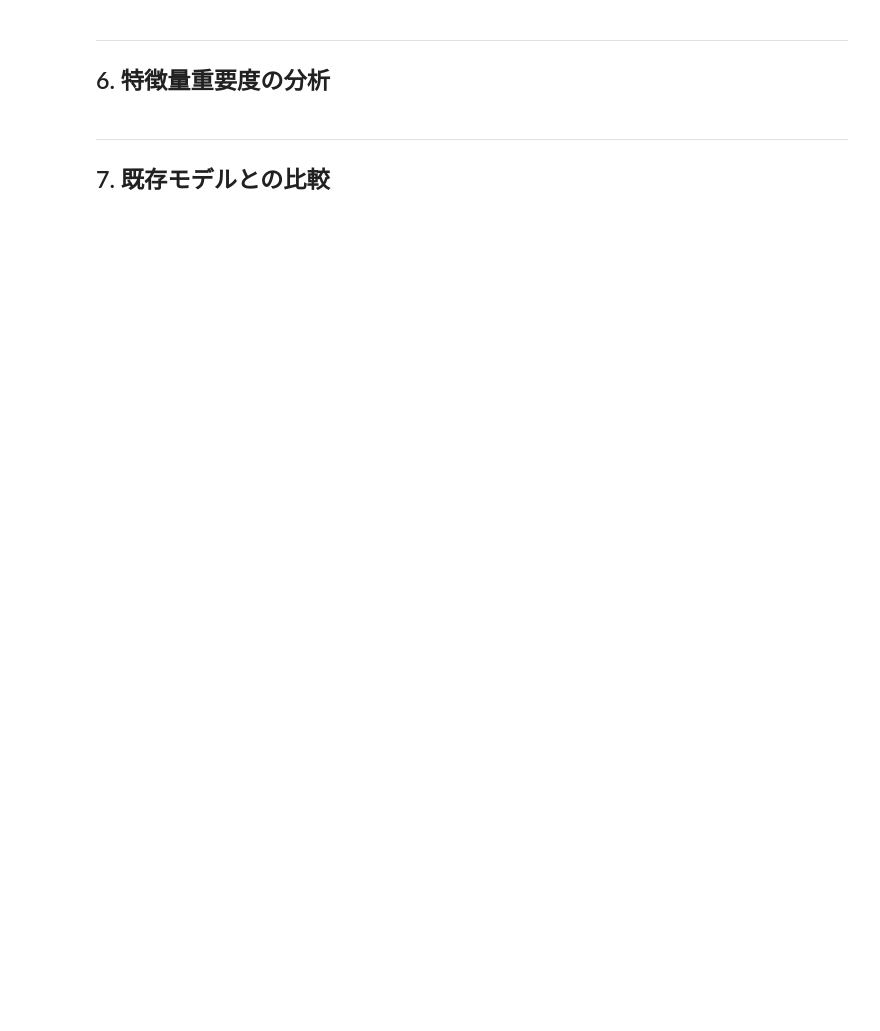
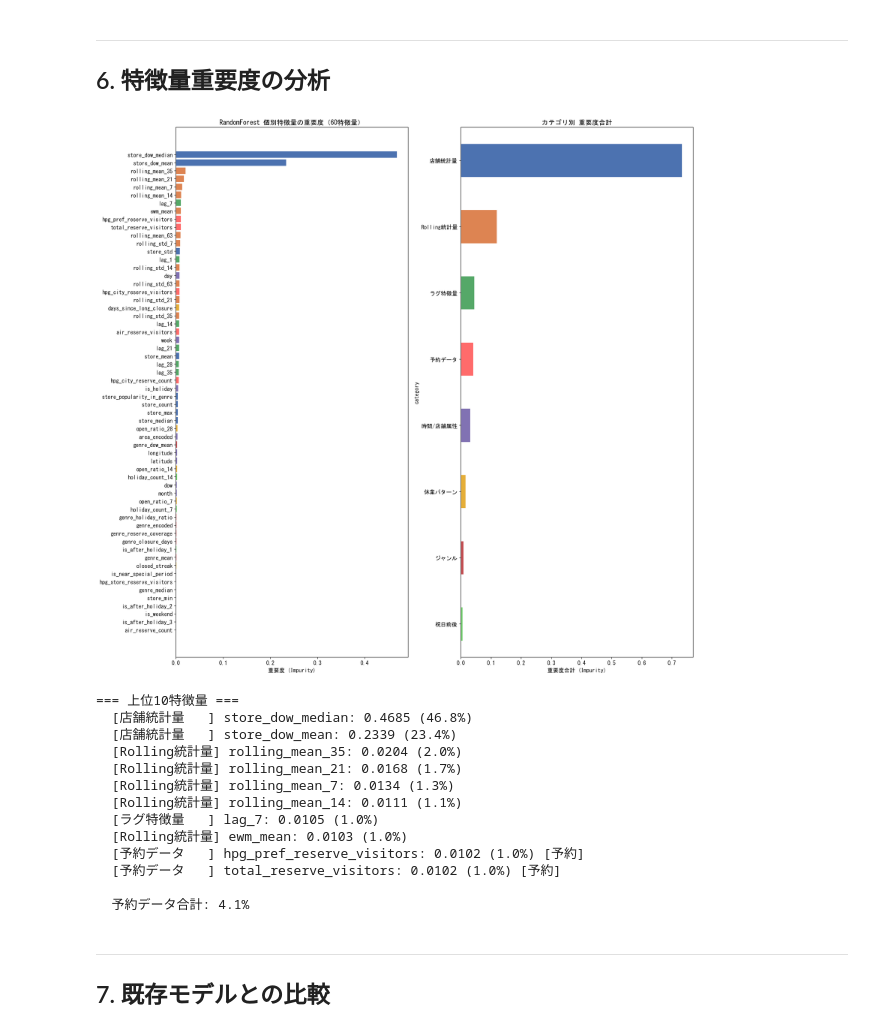
Before and after one commit to Sekine53629/kaggle, a Jupyter notebook: competitions/recruit-restaurant-visitor-forecasting/notebooks/説明用資料/03-3_RandomForestモデル_20260308.ipynb, the cells around one changed output. Cells and saved outputs as stored; diff of their text form; code cells hidden in the pictures; blank space fills up the shorter version.

Commit message:
Recruit Restaurant Visitor Forecasting 提出

```diff
--- a/competitions/recruit-restaurant-visitor-forecasting/notebooks/説明用資料/03-3_RandomForestモデル_20260308.ipynb
+++ b/competitions/recruit-restaurant-visitor-forecasting/notebooks/説明用資料/03-3_RandomForestモデル_20260308.ipynb
@@ -156,16 +211,16 @@ for k, v in rf_params.items():
 
 **注意**: RandomForestはNaNを直接扱えないため、欠損値を埋める必要がある。
 # %%
-# === Single Split での学習 ===
+# === Single Split での学習（予約特徴量追加版 v2: 60特徴量） ===
 # RandomForestはNaN非対応のため、-999で埋める（木モデルなのでスケールは無関係）
-X_train = train_df[all_features].fillna(-999)
+X_train = train_df[all_features_v2].fillna(-999)
 y_train = np.log1p(train_df['visitors'])
-X_valid = valid_df[all_features].fillna(-999)
+X_valid = valid_df[all_features_v2].fillna(-999)
 y_valid = np.log1p(valid_df['visitors'])
 
 print(f'欠損値の埋め込み: NaN → -999')
-print(f'  学習データの元NaN数: {train_df[all_features].isna().sum().sum():,}')
-print(f'  検証データの元NaN数: {valid_df[all_features].isna().sum().sum():,}')
+print(f'  学習データの元NaN数: {train_df[all_features_v2].isna().sum().sum():,}')
+print(f'  検証データの元NaN数: {valid_df[all_features_v2].isna().sum().sum():,}')
 
 model = RandomForestRegressor(**rf_params)
 model.fit(X_train, y_train)
@@ -178,7 +233,7 @@ score_single = rmsle(valid_df['visitors'], pred)
 train_pred = np.expm1(model.predict(X_train))
 score_train = rmsle(train_df['visitors'], train_pred)
 
-print(f'\n=== Single Split 結果 ===')
+print(f'\n=== Single Split 結果（{len(all_features_v2)}特徴量） ===')
 print(f'  学習 RMSLE: {score_train:.5f}')
 print(f'  検証 RMSLE: {score_single:.5f}')
 print(f'  過学習度合い: {score_train / score_single:.3f} (1.0に近いほど良い)')
@@ -292,7 +376,7 @@ plt.show()
 ## 6. 特徴量重要度の分析
 # %%
 importance = pd.DataFrame({
-    'feature': all_features,
+    'feature': all_features_v2,
     'importance': model.feature_importances_
 }).sort_values('importance', ascending=True)
 
@@ -307,38 +391,61 @@ def categorize_feature(name):
         return '祝日前後'
     elif name.startswith('store_'):
         return '店舗統計量'
     elif name.startswith('genre_'):
         return 'ジャンル'
+    elif name.startswith(('hpg_', 'air_reserve', 'total_reserve')):
+        return '予約データ'
     else:
         return '時間/店舗属性'
 
 importance['category'] = importance['feature'].apply(categorize_feature)
 
 color_map = {
     'Rolling統計量': '#DD8452', 'ラグ特徴量': '#55A868',
     '店舗統計量': '#4C72B0', 'ジャンル': '#C44E52', '時間/店舗属性': '#8172B3',
-    '休業パターン': '#E5AE38', '祝日前後': '#6ACC65'
+    '休業パターン': '#E5AE38', '祝日前後': '#6ACC65', '予約データ': '#FF6B6B'
 }
 
-fig, axes = plt.subplots(1, 2, figsize=(18, max(10, len(all_features) * 0.28)))
+fig, axes = plt.subplots(1, 2, figsize=(18, max(10, len(all_features_v2) * 0.28)))
 
 colors = importance['category'].map(color_map)
 axes[0].barh(importance['feature'], importance['importance'], color=colors)
 axes[0].set_xlabel('重要度 (Impurity)')
-axes[0].set_title('RandomForest 個別特徴量の重要度')
+axes[0].set_title('RandomForest 個別特徴量の重要度（60特徴量）')
 
 cat_imp = importance.groupby('category')['importance'].sum().sort_values()
 cat_colors = [color_map.get(c, 'gray') for c in cat_imp.index]
 cat_imp.plot(kind='barh', ax=axes[1], color=cat_colors)
 axes[1].set_xlabel('重要度合計 (Impurity)')
 axes[1].set_title('カテゴリ別 重要度合計')
 
 plt.tight_layout()
 plt.show()
 
-print('\n=== 上位10特徴量 ===')
+total_imp = importance['importance'].sum()
+reserve_share = importance[importance['category'] == '予約データ']['importance'].sum() / total_imp * 100
+
+print(f'\n=== 上位10特徴量 ===')
 for _, row in importance.tail(10).iloc[::-1].iterrows():
-    print(f'  [{row["category"]:8s}] {row["feature"]}: {row["importance"]:.4f}')
+    pct = row['importance'] / total_imp * 100
+    marker = ' [予約]' if row['category'] == '予約データ' else ''
+    print(f'  [{row["category"]:8s}] {row["feature"]}: {row["importance"]:.4f} ({pct:.1f}%){marker}')
+print(f'\n  予約データ合計: {reserve_share:.1f}%')
+# %% [output]
+[figure, added]
+=== 上位10特徴量 ===
+  [店舗統計量   ] store_dow_median: 0.4685 (46.8%)
+  [店舗統計量   ] store_dow_mean: 0.2339 (23.4%)
+  [Rolling統計量] rolling_mean_35: 0.0204 (2.0%)
+  [Rolling統計量] rolling_mean_21: 0.0168 (1.7%)
+  [Rolling統計量] rolling_mean_7: 0.0134 (1.3%)
+  [Rolling統計量] rolling_mean_14: 0.0111 (1.1%)
+  [ラグ特徴量   ] lag_7: 0.0105 (1.0%)
+  [Rolling統計量] ewm_mean: 0.0103 (1.0%)
+  [予約データ   ] hpg_pref_reserve_visitors: 0.0102 (1.0%) [予約]
+  [予約データ   ] total_reserve_visitors: 0.0102 (1.0%) [予約]
+
+  予約データ合計: 4.1%
 # %% [markdown]
 ---
 ## 7. 既存モデルとの比較
```
Also changed, not shown: parts of 9 cells of this notebook, 16 other files.
